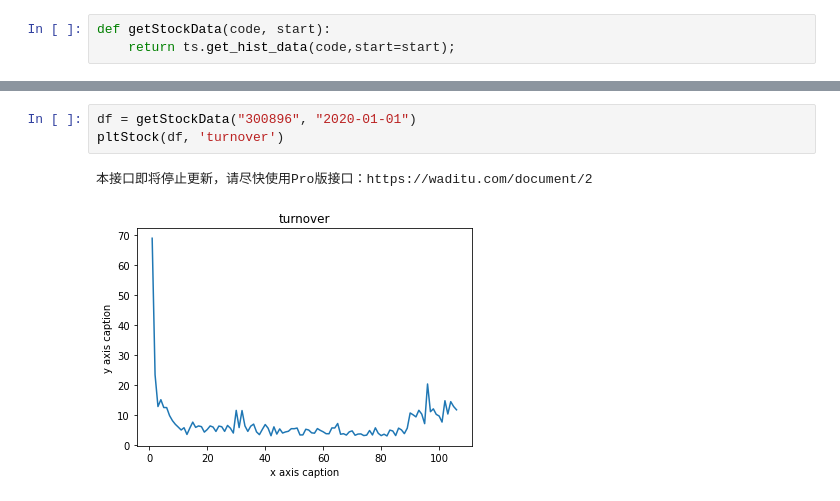
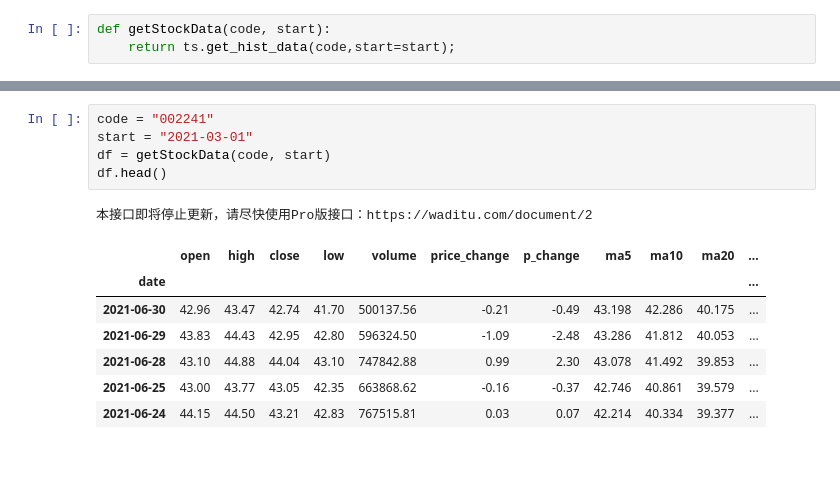
Before and after one commit to Alfxjx/quant, a Jupyter notebook: stocks.ipynb, the cells around one changed output, grey strips where cells are left out. Drawn from its saved outputs; the diff is of its cells as text; blank space fills up the shorter version.

```diff
--- a/stocks.ipynb
+++ b/stocks.ipynb
@@ -16,6 +8,14 @@ def pltStock(df, col):
-# %%
-df = getStockData("300896", "2020-01-01")
-pltStock(df, 'turnover')
-# %% [output]
-本接口即将停止更新，请尽快使用Pro版接口：https://waditu.com/document/2
-[figure, removed]
+# %%
+code = "002241"
+start = "2021-03-01"
+df = getStockData(code, start)
+df.head()
+# %% [output]
+本接口即将停止更新，请尽快使用Pro版接口：https://waditu.com/document/2
+|  | open | high | close | low | volume | price_change | p_change | ma5 | ma10 | ma20 | ... |
+| date |  |  |  |  |  |  |  |  |  |  | ... |
+| 2021-06-30 | 42.96 | 43.47 | 42.74 | 41.70 | 500137.56 | -0.21 | -0.49 | 43.198 | 42.286 | 40.175 | ... |
+| 2021-06-29 | 43.83 | 44.43 | 42.95 | 42.80 | 596324.50 | -1.09 | -2.48 | 43.286 | 41.812 | 40.053 | ... |
+| 2021-06-28 | 43.10 | 44.88 | 44.04 | 43.10 | 747842.88 | 0.99 | 2.30 | 43.078 | 41.492 | 39.853 | ... |
+| 2021-06-25 | 43.00 | 43.77 | 43.05 | 42.35 | 663868.62 | -0.16 | -0.37 | 42.746 | 40.861 | 39.579 | ... |
+| 2021-06-24 | 44.15 | 44.50 | 43.21 | 42.83 | 767515.81 | 0.03 | 0.07 | 42.214 | 40.334 | 39.377 | ... |
```
Also changed, not shown: parts of 4 cells of this notebook.
